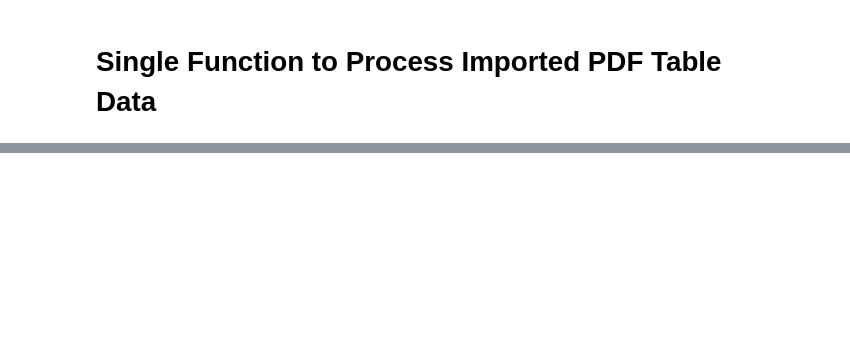
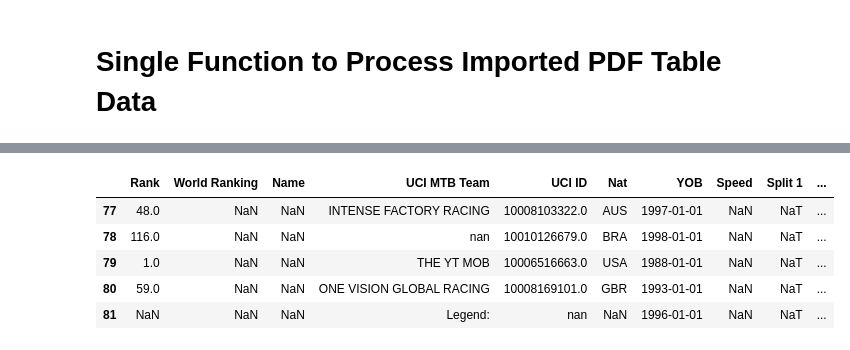
Before and after one commit to Will-Jacobs/Downhill-Race-Times, a Jupyter notebook: PDF Scraper + PreProcessing.ipynb, the cells around one changed output, grey strips where cells are left out. Saved outputs shown, nothing was run; the diff lists cells and outputs as text; code cells hidden in the pictures; blank space fills up the shorter version.

```diff
--- a/PDF Scraper + PreProcessing.ipynb
+++ b/PDF Scraper + PreProcessing.ipynb
@@ -563,6 +577,35 @@ def table_sort(data):
     for split in split_no:
         new_df[split] = new_df[split].apply(custom_to_timedelta)
 
+    # Remove '+' symbol from Gap column if the column has it
+
+    if all(isinstance(value,str) for value in new_df['Gap'].dropna()):
+        new_df['Gap'] = new_df['Gap'].str.replace('+', '')
+
+
+    # Converting Gap and Time column to time delta format
+    new_df['Gap'] = new_df['Gap'].astype(str)
+
+    new_df['Gap'] = new_df['Gap'].apply(custom_to_timedelta)
+
     new_df['Time'] = new_df['Time'].apply(custom_to_timedelta)
 
+
+    # Define a regular expression pattern for extracting the date and location
+    pattern = re.compile(r'(\d{2}_\d{2}_\d{2})\s(.*?)\.pdf')
+
+    # Find the pattern in the input string
+    match = pattern.search(race_times_file_name)
+
+    # Check if a match is found
+    if match:
+        # Extract the matched groups
+        race_date = match.group(1)
+        race_location = match.group(2)
+
+    race_date = pd.to_datetime(race_date, format='%y_%m_%d')
+
+    new_df['Race Date'] = race_date
+    new_df['Race Location'] = race_location
+
     return new_df
@@ -578,0 +620,9 @@ table_3 = table_sort(data_test[2])
+# %%
+# Combine the seperate dataframes from 1 set of race time data into 1 single dataframe after applying preprocessing formula
+
+mega_race_time_df = pd.DataFrame()
+
+for i in range(len(data_test)-1):
+    table_clean = table_sort(data_test[i])
+
+    mega_race_time_df = pd.concat([mega_race_time_df, table_clean], ignore_index=True)
@@ -605,0 +658,9 @@ table_3.head()
+# %%
+mega_race_time_df.tail()
+# %% [output]
+|  | Rank | World Ranking | Name | UCI MTB Team | UCI ID | Nat | YOB | Speed | Split 1 | ... |
+| 77 | 48.0 | NaN | NaN | INTENSE FACTORY RACING | 10008103322.0 | AUS | 1997-01-01 | NaN | NaT | ... |
+| 78 | 116.0 | NaN | NaN | nan | 10010126679.0 | BRA | 1998-01-01 | NaN | NaT | ... |
+| 79 | 1.0 | NaN | NaN | THE YT MOB | 10006516663.0 | USA | 1988-01-01 | NaN | NaT | ... |
+| 80 | 59.0 | NaN | NaN | ONE VISION GLOBAL RACING | 10008169101.0 | GBR | 1993-01-01 | NaN | NaT | ... |
+| 81 | NaN | NaN | NaN | Legend: | nan | NaN | 1996-01-01 | NaN | NaT | ... |
```
Also changed, not shown: parts of 17 cells of this notebook, 1 other file.
